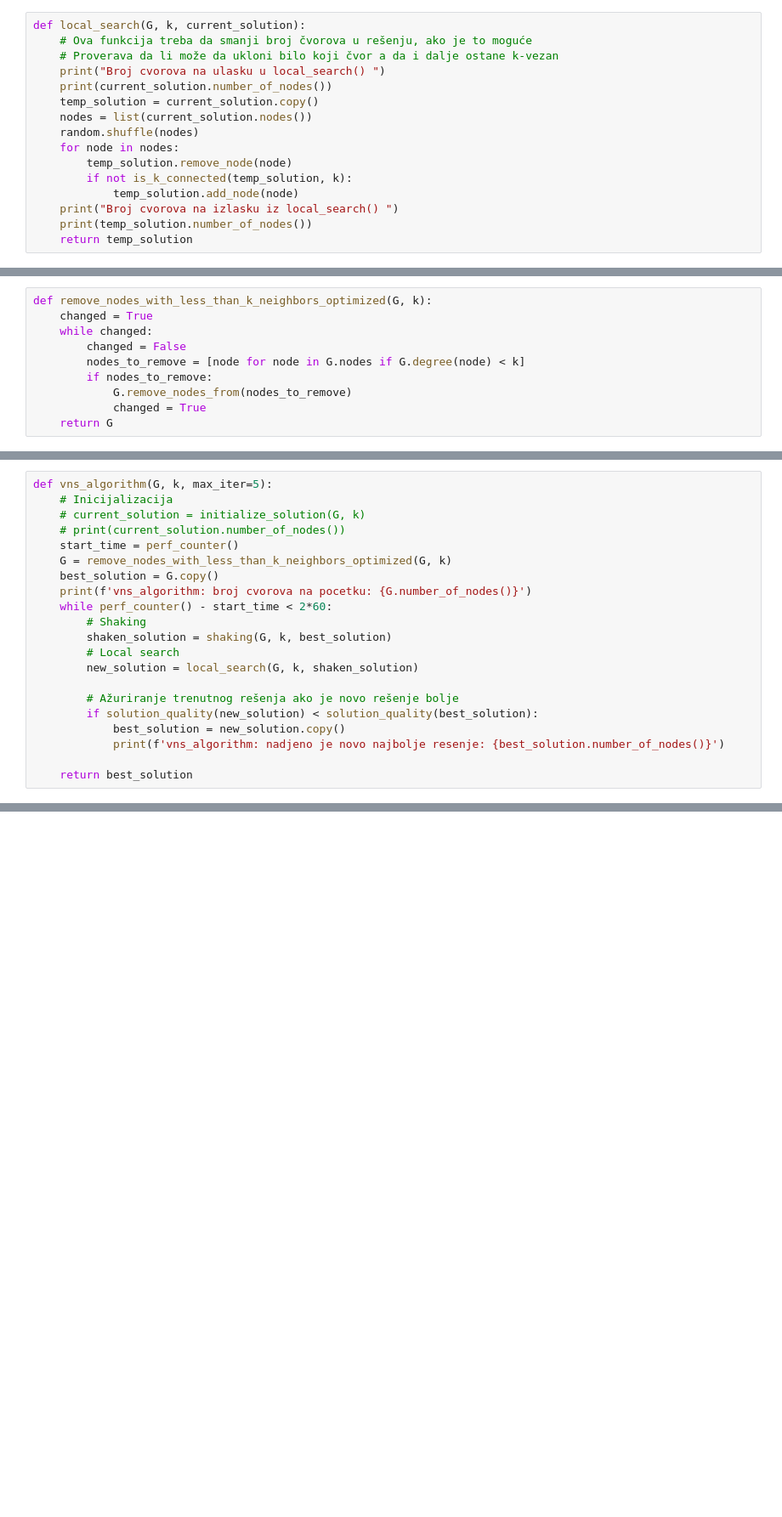
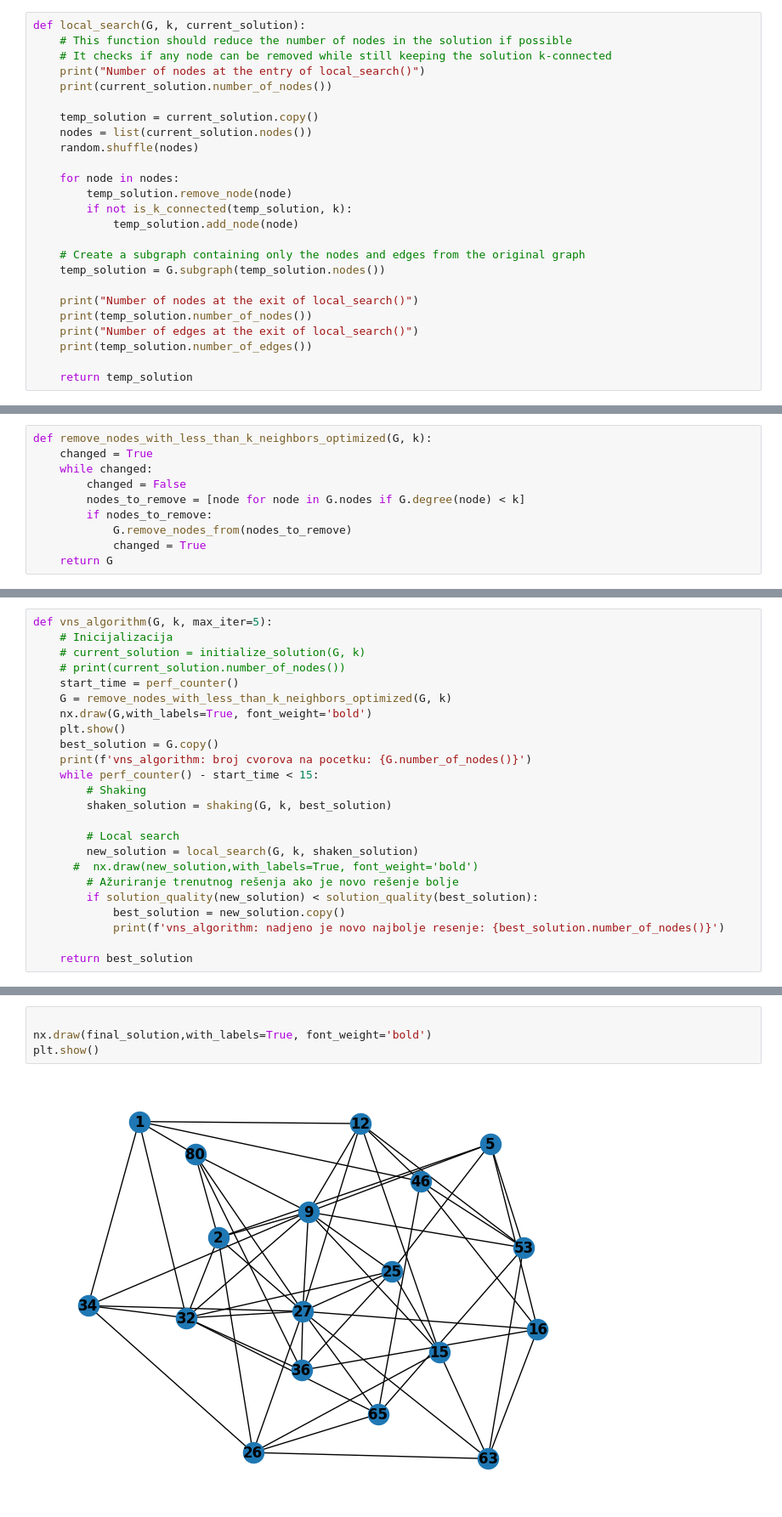
Before and after one commit to dimitrijemarkovic/Intelligent-K-Spanning-Explorer, a Jupyter notebook: VNS-Stefanv2.ipynb, the cells around one changed output, grey strips where cells are left out. Shown: that part at 85% size. Drawn from its saved outputs; the diff is of its cells as text; blank space fills up the shorter version.

Commit message:
local search subgraph function fix

```diff
--- a/VNS-Stefanv2.ipynb
+++ b/VNS-Stefanv2.ipynb
@@ -37,19 +37,28 @@ def initialize_solution(G, k):
             return potential_solution
 # %%
 def local_search(G, k, current_solution):
-    # Ova funkcija treba da smanji broj čvorova u rešenju, ako je to moguće
-    # Proverava da li može da ukloni bilo koji čvor a da i dalje ostane k-vezan
-    print("Broj cvorova na ulasku u local_search() ")
+    # This function should reduce the number of nodes in the solution if possible
+    # It checks if any node can be removed while still keeping the solution k-connected
+    print("Number of nodes at the entry of local_search()")
     print(current_solution.number_of_nodes())
+
     temp_solution = current_solution.copy()
     nodes = list(current_solution.nodes())
     random.shuffle(nodes)
+
     for node in nodes:
         temp_solution.remove_node(node)
         if not is_k_connected(temp_solution, k):
             temp_solution.add_node(node)
-    print("Broj cvorova na izlasku iz local_search() ")
+
+    # Create a subgraph containing only the nodes and edges from the original graph
+    temp_solution = G.subgraph(temp_solution.nodes())
+
+    print("Number of nodes at the exit of local_search()")
     print(temp_solution.number_of_nodes())
+    print("Number of edges at the exit of local_search()")
+    print(temp_solution.number_of_edges())
+
     return temp_solution
 # %%
 def is_k_connected(G, k):
@@ -115,14 +132,17 @@ def vns_algorithm(G, k, max_iter=5):
     # print(current_solution.number_of_nodes())
     start_time = perf_counter()
     G = remove_nodes_with_less_than_k_neighbors_optimized(G, k)
+    nx.draw(G,with_labels=True, font_weight='bold')
+    plt.show()
     best_solution = G.copy()
     print(f'vns_algorithm: broj cvorova na pocetku: {G.number_of_nodes()}')
-    while perf_counter() - start_time < 2*60:
+    while perf_counter() - start_time < 15:
         # Shaking
         shaken_solution = shaking(G, k, best_solution)
+
         # Local search
         new_solution = local_search(G, k, shaken_solution)
-
+      #  nx.draw(new_solution,with_labels=True, font_weight='bold')
         # Ažuriranje trenutnog rešenja ako je novo rešenje bolje
         if solution_quality(new_solution) < solution_quality(best_solution):
             best_solution = new_solution.copy()
@@ -153,0 +175,6 @@ Broj cvorova na izla
+# %%
+
+nx.draw(final_solution,with_labels=True, font_weight='bold')
+plt.show()
+# %% [output]
+[figure, added]
```
Also changed, not shown: parts of 5 cells of this notebook.
